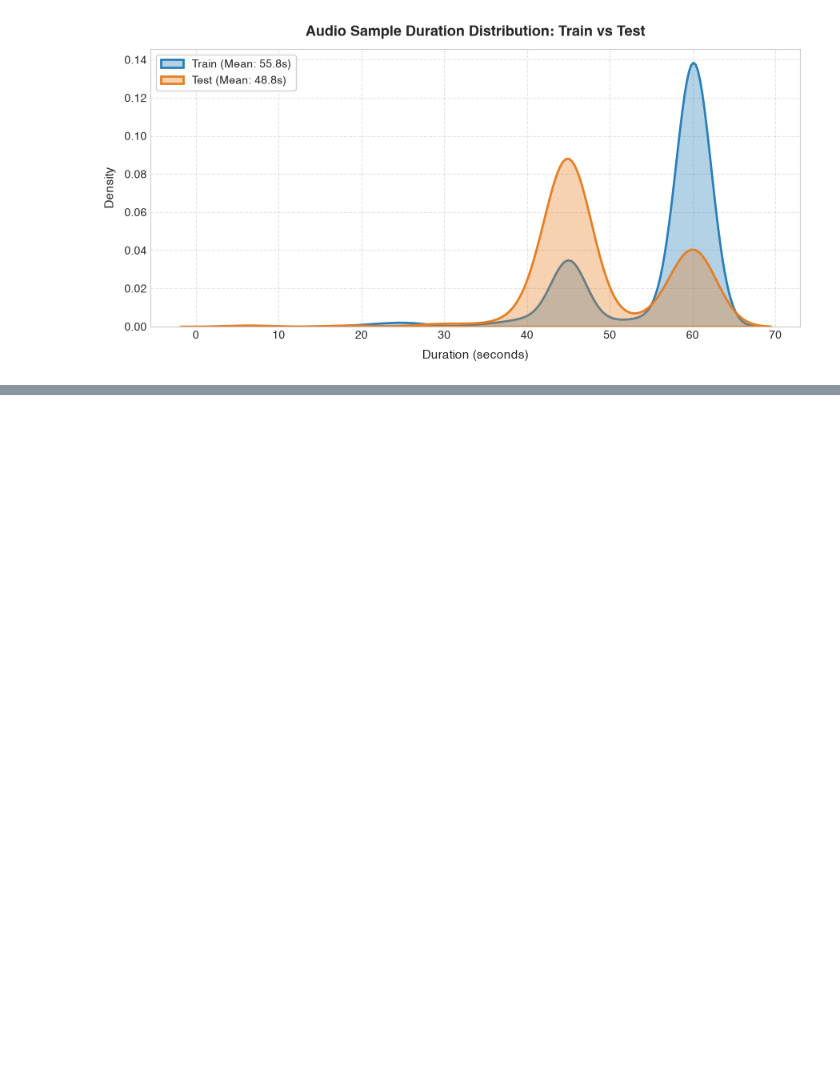
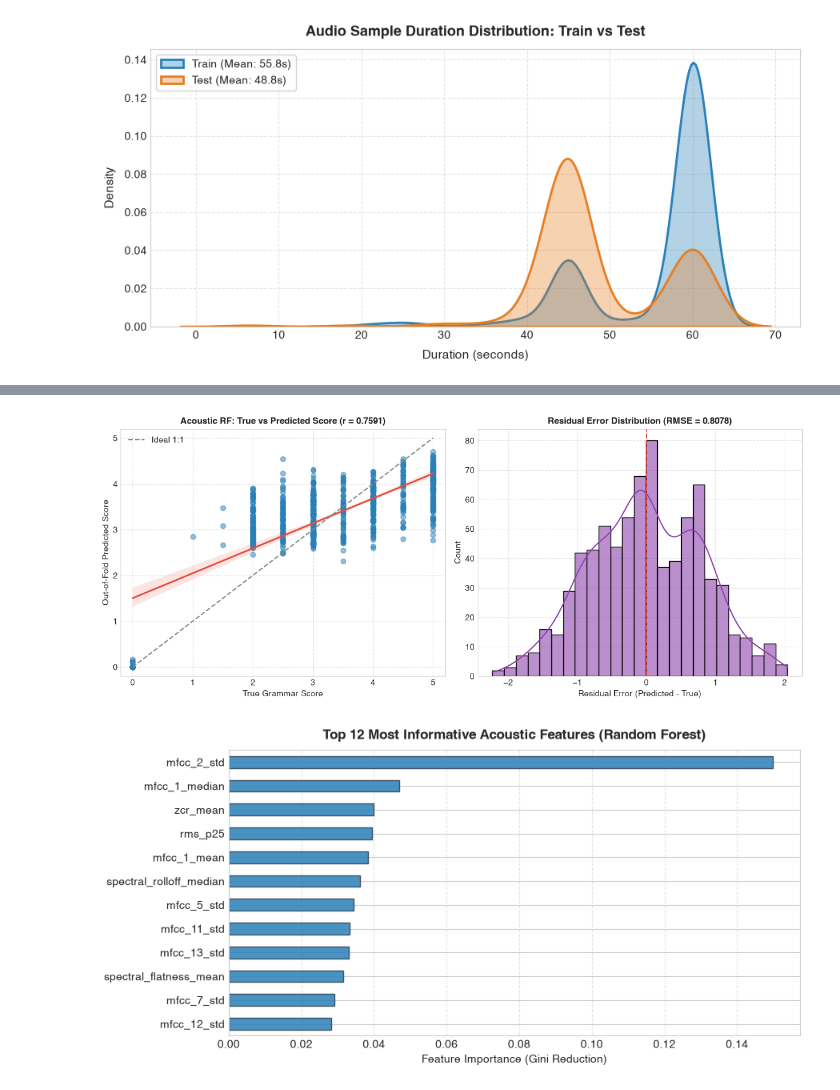
Before and after one commit to nandinikhandelwal120603/SHL_HIRING_ASSESMENT, a Jupyter notebook: notebook/shl_grammar_scoring.ipynb, the cells around one changed output, grey strips where cells are left out. Drawn from its saved outputs; the diff is of its cells as text; code cells hidden in the pictures; blank space fills up the shorter version.

Commit message:
Phase 3: Add human reasoning to notebook, Whisper ASR transcripts, linguistic features, and combined acoustic+text model

```diff
--- a/notebook/shl_grammar_scoring.ipynb
+++ b/notebook/shl_grammar_scoring.ipynb
@@ -608,0 +588,47 @@ All baseline models evaluated under the exact same 5-fold stratified cross-valid
+# %%
+# Visualizations 6, 7 & 8: Predictions, Residuals & Feature Importances
+best_oof = res_rf['oof_preds']
+residuals = best_oof - y_true
+
+fig, axes = plt.subplots(1, 2, figsize=(12, 5), dpi=100)
+
+# True vs Predicted
+sns.regplot(x=y_true, y=best_oof, ax=axes[0],
+            scatter_kws={'alpha': 0.5, 'color': '#2980b9'},
+            line_kws={'color': '#e74c3c', 'linewidth': 2})
+axes[0].plot([0, 5], [0, 5], '--', color='#7f8c8d', linewidth=1.5, label='Ideal 1:1')
+axes[0].set_title(f"Acoustic RF: True vs Predicted Score (r = {res_rf['oof_pearson']:.4f})", fontsize=11, fontweight='bold')
+axes[0].set_xlabel("True Grammar Score", fontsize=10)
+axes[0].set_ylabel("Out-of-Fold Predicted Score", fontsize=10)
+axes[0].set_xlim(-0.2, 5.2)
+axes[0].set_ylim(-0.2, 5.2)
+axes[0].legend()
+axes[0].grid(True, linestyle='--', alpha=0.5)
+
+# Residual Distribution
+sns.histplot(residuals, kde=True, ax=axes[1], color='#8e44ad', bins=25, alpha=0.6)
+axes[1].axvline(0, color='#e74c3c', linestyle='--', linewidth=1.5)
+axes[1].set_title(f"Residual Error Distribution (RMSE = {res_rf['oof_rmse']:.4f})", fontsize=11, fontweight='bold')
+axes[1].set_xlabel("Residual Error (Predicted - True)", fontsize=10)
+axes[1].set_ylabel("Count", fontsize=10)
+axes[1].grid(True, linestyle='--', alpha=0.5)
+
+plt.tight_layout()
+plt.show()
+
+# Top Feature Importances
+full_rf = get_audio_rf()
+full_rf.fit(X_audio, y_true)
+importances = pd.Series(full_rf.feature_importances_, index=feature_cols).sort_values(ascending=False).head(12)
+
+fig, ax = plt.subplots(figsize=(9, 4.5), dpi=100)
+colors = ['#16a085' if any(w in feat for w in ['pause', 'silence', 'speech']) else '#2980b9' for feat in importances.index]
+importances.sort_values().plot(kind='barh', ax=ax, color=colors, edgecolor='#2c3e50', alpha=0.85)
+ax.set_title("Top 12 Most Informative Acoustic Features (Random Forest)", fontsize=12, fontweight='bold', pad=10)
+ax.set_xlabel("Feature Importance (Gini Reduction)", fontsize=10)
+ax.grid(axis='x', linestyle='--', alpha=0.5)
+plt.tight_layout()
+plt.show()
+# %% [output]
+[figure, added]
+[figure, added]
```
Also changed, not shown: parts of 60 cells of this notebook, 7 other files.
